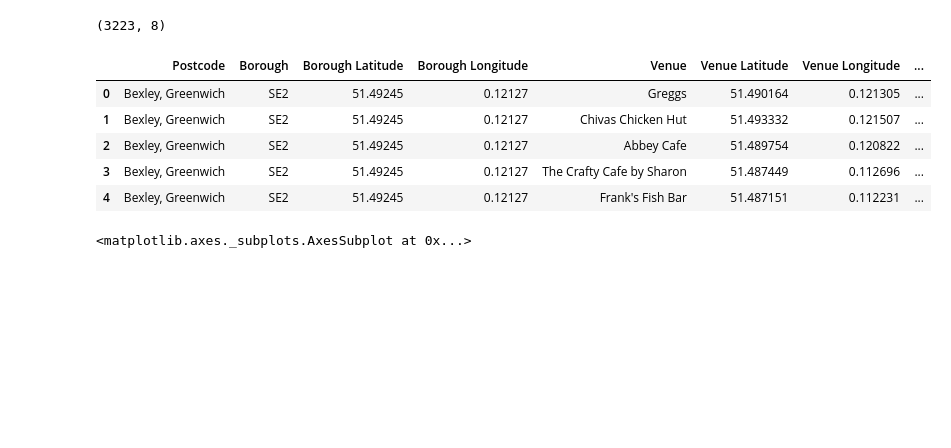
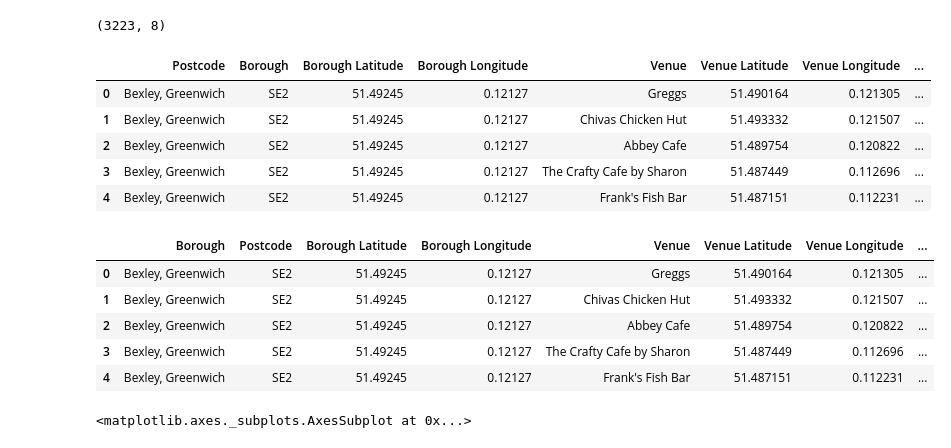
Before and after one commit to willokans/Coursera_Capstone, a Jupyter notebook: Part II - Restaurants in London.ipynb, the cells around one changed output. Drawn from its saved outputs; the diff is of its cells as text; code cells hidden in the pictures; blank space fills up the shorter version.

```diff
--- a/Part II - Restaurants in London.ipynb
+++ b/Part II - Restaurants in London.ipynb
@@ -290,7 +290,7 @@ df_read_london.head()
 borough_colors = {i: '#%02X%02X%02X' % tuple(np.random.choice(range(256),size=3)) for i in df_london_loc['Postcode'].unique()}
 borough_colors
 
-map_london = folium.Map(location=get_latlng('London'), zoom_start=11)
+map_london = folium.Map(location=get_latlng('UK'), zoom_start=11)
 
 # #add makers to map
 for lat, lng, Location, Borough in zip(df_london_loc['Latitude'], df_london_loc['Longitude'], df_london_loc['Borough'], df_london_loc['Postcode']):
@@ -466,3 +421,14 @@ london_venues.head()
 | 2 | Bexley, Greenwich | SE2 | 51.49245 | 0.12127 | Abbey Cafe | 51.489754 | 0.120822 | ... |
 | 3 | Bexley, Greenwich | SE2 | 51.49245 | 0.12127 | The Crafty Cafe by Sharon | 51.487449 | 0.112696 | ... |
 | 4 | Bexley, Greenwich | SE2 | 51.49245 | 0.12127 | Frank's Fish Bar | 51.487151 | 0.112231 | ... |
+# %%
+#Switch column name Borough & Postcode
+london_venues.rename(columns={"Postcode":"Borough","Borough":"Postcode"}, inplace = True)
+london_venues.head()
+# %% [output]
+|  | Borough | Postcode | Borough Latitude | Borough Longitude | Venue | Venue Latitude | Venue Longitude | ... |
+| 0 | Bexley, Greenwich | SE2 | 51.49245 | 0.12127 | Greggs | 51.490164 | 0.121305 | ... |
+| 1 | Bexley, Greenwich | SE2 | 51.49245 | 0.12127 | Chivas Chicken Hut | 51.493332 | 0.121507 | ... |
+| 2 | Bexley, Greenwich | SE2 | 51.49245 | 0.12127 | Abbey Cafe | 51.489754 | 0.120822 | ... |
+| 3 | Bexley, Greenwich | SE2 | 51.49245 | 0.12127 | The Crafty Cafe by Sharon | 51.487449 | 0.112696 | ... |
+| 4 | Bexley, Greenwich | SE2 | 51.49245 | 0.12127 | Frank's Fish Bar | 51.487151 | 0.112231 | ... |
```
Also changed, not shown: parts of 11 cells of this notebook.
